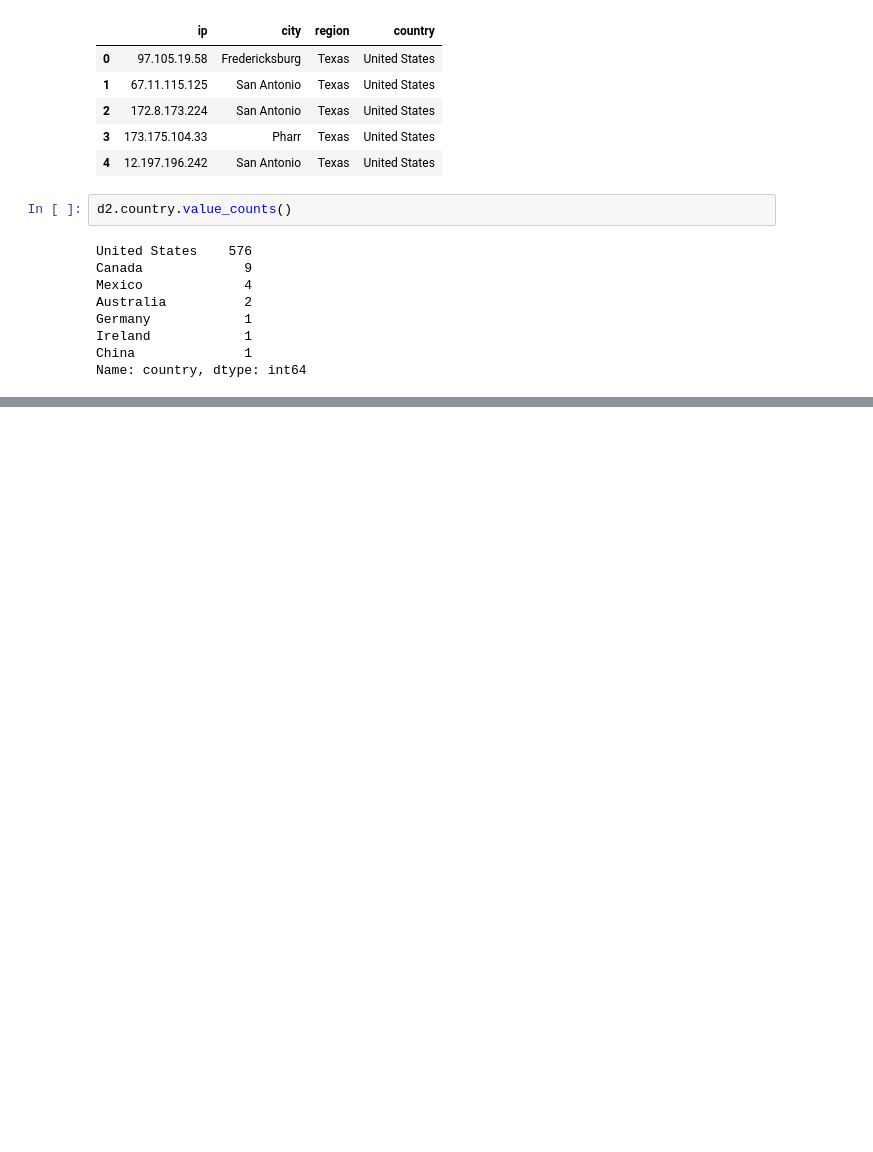
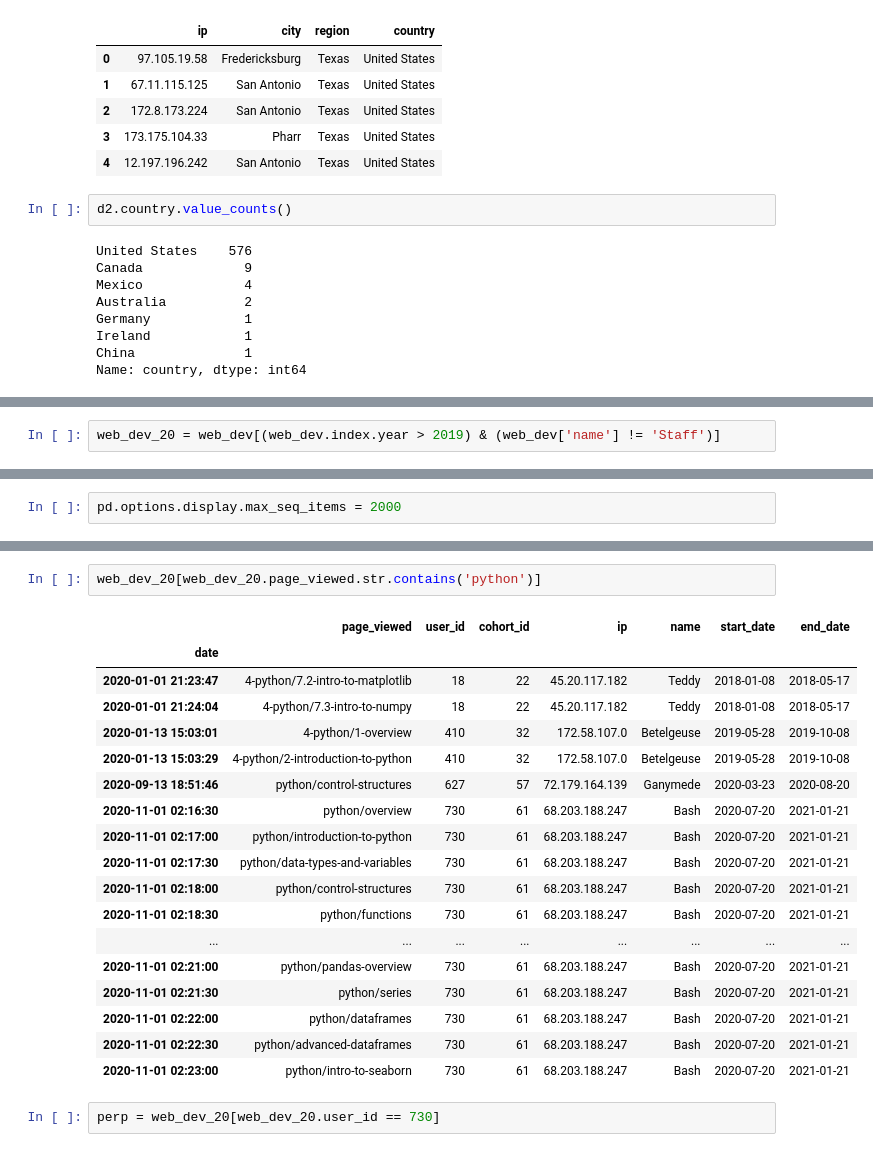
Before and after one commit to matt-c-knight/time-series-project, a Jupyter notebook: explore2.ipynb, the cells around one changed output, grey strips where cells are left out. Saved outputs shown, nothing was run; the diff lists cells and outputs as text; blank space fills up the shorter version.

```diff
--- a/explore2.ipynb
+++ b/explore2.ipynb
@@ -473,0 +568,2 @@ Name: country, dtype: int64
+# %%
+web_dev_20 = web_dev[(web_dev.index.year > 2019) & (web_dev['name'] != 'Staff')]
@@ -473,0 +590,2 @@ Name: country, dtype: int64
+# %%
+pd.options.display.max_seq_items = 2000
@@ -473,0 +640,23 @@ Name: country, dtype: int64
+# %%
+web_dev_20[web_dev_20.page_viewed.str.contains('python')]
+# %% [output]
+|  | page_viewed | user_id | cohort_id | ip | name | start_date | end_date |
+| date |  |  |  |  |  |  |  |
+| 2020-01-01 21:23:47 | 4-python/7.2-intro-to-matplotlib | 18 | 22 | 45.20.117.182 | Teddy | 2018-01-08 | 2018-05-17 |
+| 2020-01-01 21:24:04 | 4-python/7.3-intro-to-numpy | 18 | 22 | 45.20.117.182 | Teddy | 2018-01-08 | 2018-05-17 |
+| 2020-01-13 15:03:01 | 4-python/1-overview | 410 | 32 | 172.58.107.0 | Betelgeuse | 2019-05-28 | 2019-10-08 |
+| 2020-01-13 15:03:29 | 4-python/2-introduction-to-python | 410 | 32 | 172.58.107.0 | Betelgeuse | 2019-05-28 | 2019-10-08 |
+| 2020-09-13 18:51:46 | python/control-structures | 627 | 57 | 72.179.164.139 | Ganymede | 2020-03-23 | 2020-08-20 |
+| 2020-11-01 02:16:30 | python/overview | 730 | 61 | 68.203.188.247 | Bash | 2020-07-20 | 2021-01-21 |
+| 2020-11-01 02:17:00 | python/introduction-to-python | 730 | 61 | 68.203.188.247 | Bash | 2020-07-20 | 2021-01-21 |
+| 2020-11-01 02:17:30 | python/data-types-and-variables | 730 | 61 | 68.203.188.247 | Bash | 2020-07-20 | 2021-01-21 |
+| 2020-11-01 02:18:00 | python/control-structures | 730 | 61 | 68.203.188.247 | Bash | 2020-07-20 | 2021-01-21 |
+| 2020-11-01 02:18:30 | python/functions | 730 | 61 | 68.203.188.247 | Bash | 2020-07-20 | 2021-01-21 |
+| ... | ... | ... | ... | ... | ... | ... | ... |
+| 2020-11-01 02:21:00 | python/pandas-overview | 730 | 61 | 68.203.188.247 | Bash | 2020-07-20 | 2021-01-21 |
+| 2020-11-01 02:21:30 | python/series | 730 | 61 | 68.203.188.247 | Bash | 2020-07-20 | 2021-01-21 |
+| 2020-11-01 02:22:00 | python/dataframes | 730 | 61 | 68.203.188.247 | Bash | 2020-07-20 | 2021-01-21 |
+| 2020-11-01 02:22:30 | python/advanced-dataframes | 730 | 61 | 68.203.188.247 | Bash | 2020-07-20 | 2021-01-21 |
+| 2020-11-01 02:23:00 | python/intro-to-seaborn | 730 | 61 | 68.203.188.247 | Bash | 2020-07-20 | 2021-01-21 |
+# %%
+perp = web_dev_20[web_dev_20.user_id == 730]
```
Also changed, not shown: parts of 26 cells of this notebook.
